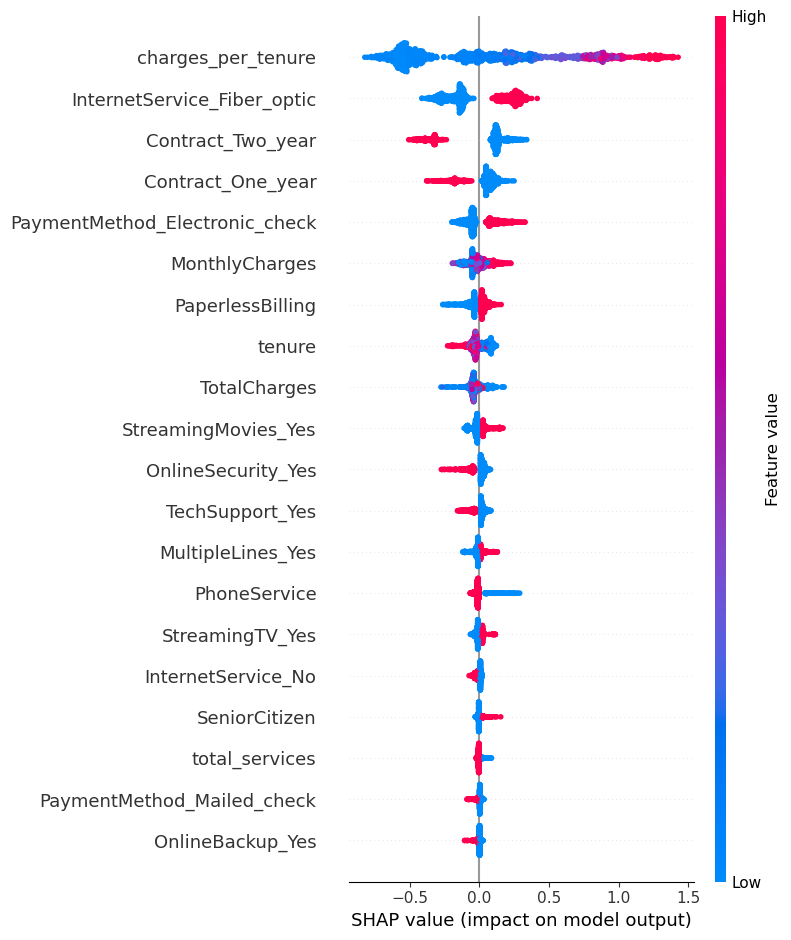
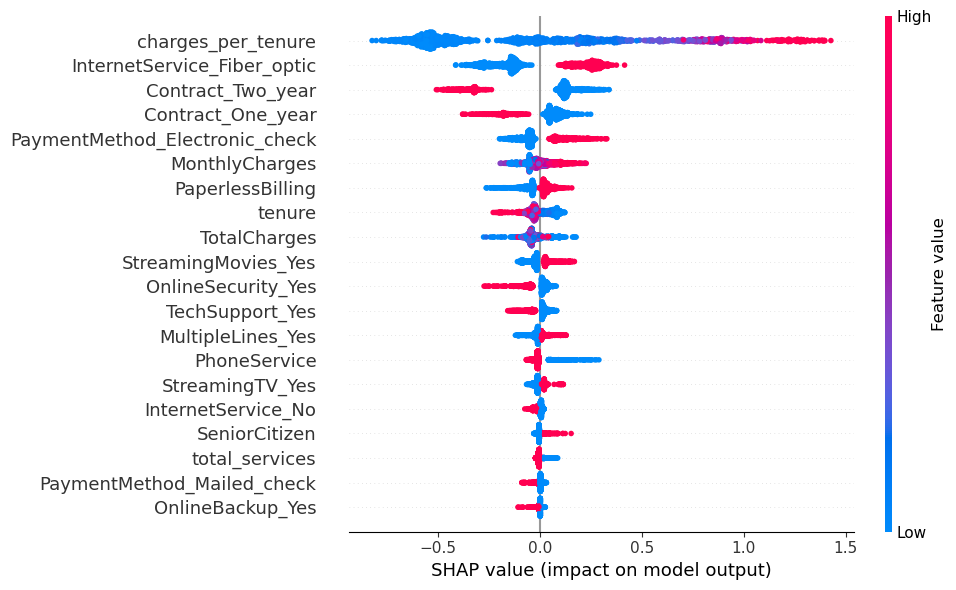
Unified diff of the notebook cell whose output changed from the first chart to the second:
--- before
+++ after
@@ -8,4 +8,6 @@
     sv = shap_values     # new: single 2D array already for positive class
 
+fig, ax = plt.subplots(figsize=(10, 6))
+shap.summary_plot(sv, X_test, show=False, plot_size=None)
 plt.savefig('../outputs/figures/ShapSummary.png', bbox_inches='tight', dpi=150)
-shap.summary_plot(sv, X_test)
+plt.show()

Commit: Added streamlit app